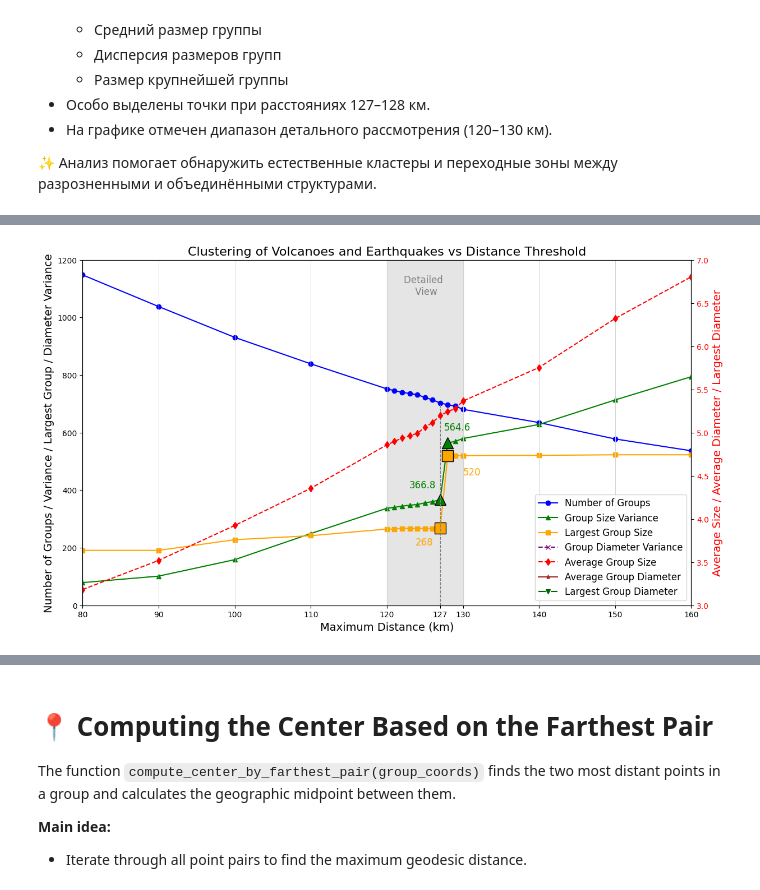
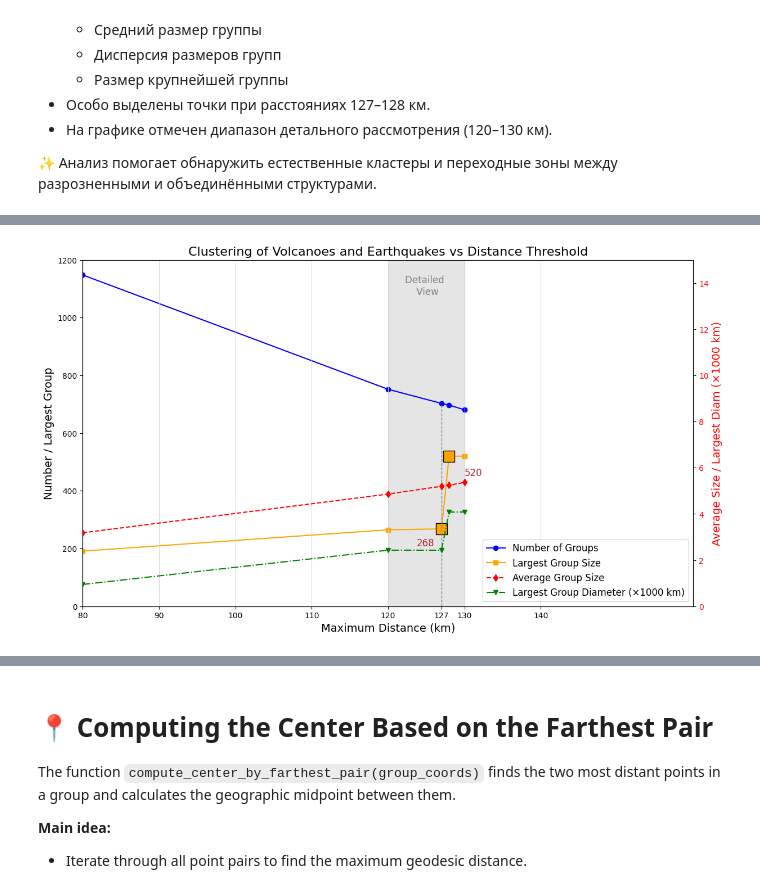
Before and after one commit to componavt/wd_book, a Jupyter notebook: programming_tasks/natural_disasters/volcano_earthquake_clustering.ipynb, the cells around one changed output, grey strips where cells are left out. Drawn from its saved outputs; the diff is of its cells as text; code cells hidden in the pictures.

Commit message:
only 4 curves remained

```diff
--- a/programming_tasks/natural_disasters/volcano_earthquake_clustering.ipynb
+++ b/programming_tasks/natural_disasters/volcano_earthquake_clustering.ipynb
@@ -21,8 +21,12 @@ For the program to work, you need two CSV files generated using SPARQL queries:
 
 # distances_max_list = range(10, 250, 10)  # Test thresholds from 10 km to 250 km
 # distances_max_list = range(80, 170, 10)
+
 # шаг 10 для диапазона 80-170, но шаг 2 для диапазона 120-130, чтобы увидеть на графике локальный изгиб
-distances_max_list = list(range(80, 120, 10)) + list(range(120, 131, 1)) + list(range(130, 170, 10))
+#distances_max_list = list(range(80, 120, 10)) + list(range(120, 131, 1)) + list(range(130, 170, 10))
+
+# шаг 40 для диапазона 80-170, но шаг 5 для диапазона 120-130, чтобы увидеть на графике локальный изгиб
+distances_max_list = list(range(80, 160, 40)) + list(range(127, 129, 1)) + list(range(130, 170, 40))
 
 f_volcano = "volcanoes_2023.csv"
 f_earthquake = "earthquakes_2023.csv"
@@ -146,13 +150,8 @@ tree = KDTree(np.radians(all_coords))  # Use radians for better geodesic approxi
 
 groups_count_list = []
 average_group_size_list = []
-group_size_variance_list = []
 largest_group_size_list = []
-
-
-average_group_diameter_list = []
 largest_group_diameter_list = []
-group_diameter_variance_list = []
 
 
 def haversine_distances(coords):
@@ -182,11 +181,9 @@ for dist_max in distances_max_list:
     # Calculate group size metrics
     group_sizes = [len(group) for group in connected_components]
     average_size = np.mean(group_sizes) if group_sizes else 0
-    variance_size = np.var(group_sizes) if group_sizes else 0
     largest_size = np.max(group_sizes) if group_sizes else 0
 
     average_group_size_list.append(average_size)
-    group_size_variance_list.append(variance_size)
     largest_group_size_list.append(largest_size)
 
     # внутри цикла:
@@ -198,43 +195,29 @@ for dist_max in distances_max_list:
 
     average_diameter = np.mean(group_diameters) if group_diameters else 0
     largest_diameter = np.max(group_diameters) if group_diameters else 0
-    variance_diameter = np.var(group_diameters) if group_diameters else 0
 
-    average_group_diameter_list.append(average_diameter)
     largest_group_diameter_list.append(largest_diameter)
-    group_diameter_variance_list.append(variance_diameter)
     # eo внутри цикла -----------------------------------------------------
 
 
-#   print(f"dist_max={dist_max} km: {groups_count} groups, average size {average_size:.2f}, largest group {largest_size}, variance {variance_size:.2f}")
+#   print(f"dist_max={dist_max} km: {groups_count} groups, average size {average_size:.2f}, largest group {largest_size}")
     print(f"dist_max={dist_max} km: {groups_count} groups, "
-      f"average size {average_size:.2f}, largest group {largest_size}, variance {variance_size:.2f}, "
-      f"average diameter {average_diameter:.2f} km, largest diameter {largest_diameter:.2f} km, "
-      f"diameter variance {variance_diameter:.2f}")
+      f"average size {average_size:.2f}, largest group {largest_size}, "
+      f"average diameter {average_diameter:.2f} km, largest diameter {largest_diameter:.2f} km")
 
 
 # --- Plot the results with dual Y-axes ---
 
 fig, ax1 = plt.subplots(figsize=(14,8))
 
-# First Y-axis: number of groups, variance, largest group
+# First Y-axis: number of groups, largest group
 ax1.plot(distances_max_list, groups_count_list, marker='o', label="Number of Groups", color='blue')
-ax1.plot(distances_max_list, group_size_variance_list, marker='^', label="Group Size Variance", color='green')
 ax1.plot(distances_max_list, largest_group_size_list, marker='s', label="Largest Group Size", color='orange')
 ax1.set_xlabel('Maximum Distance (km)', fontsize=14)
-#ax1.set_ylabel('Number / Variance / Largest Group', fontsize=14, color='black')
-#ax1.set_ylabel('Number of Groups / Variance / Largest Group / Diameter Variance', fontsize=14, color='black')
-ax1.set_ylabel('Number / Variance / Largest Group / Diameter Var (×10⁴ km²)', fontsize=14, color='black')
+ax1.set_ylabel('Number / Largest Group', fontsize=14, color='black')
 ax1.tick_params(axis='y')
 ax1.grid(True)
 
-
-# New curve: Diameter Variance
-#ax1.plot(distances_max_list, group_diameter_variance_list, marker='x', label="Group Diameter Variance", color='purple', linestyle='--')
-# Scale diameter variance by 1/10000
-scaled_diameter_variance = [x/10000 for x in group_diameter_variance_list]
-ax1.plot(distances_max_list, scaled_diameter_variance, marker='x',
-         label="Group Diameter Variance (×10⁴ km²)", color='purple', linestyle='--')
 
 
 
@@ -243,64 +226,59 @@ ax2 = ax1.twinx()
 ax2.plot(distances_max_list, average_group_size_list, marker='d', linestyle='--', label="Average Group Size", color='red')
 
 # New curves on ax2 (second Y-axis)
-# Scale average diameter by 1/10 and largest diameter by 1/1000
-scaled_avg_diameter = [x/10 for x in average_group_diameter_list]
-ax2.plot(distances_max_list, scaled_avg_diameter, marker='*', linestyle='-',
-         label="Average Group Diameter (×10 km)", color='brown')
-
+# Scale largest diameter by 1/1000
 scaled_largest_diameter = [x/1000 for x in largest_group_diameter_list]
 ax2.plot(distances_max_list, scaled_largest_diameter, marker='v', linestyle='-.',
-         label="Largest Group Diameter (×1000 km)", color='darkgreen')
+         label="Largest Group Diameter (×1000 km)", color='green')
+
 
 #ax2.set_ylabel('Average Group Size', fontsize=14, color='red')
-#ax2.set_ylabel('Average Size / Average Diameter / Largest Diameter', fontsize=14, color='red')
-ax2.set_ylabel('Average Size / Avg Diam (×10 km) / Largest Diam (×1000 km)', fontsize=14, color='red')
+#ax2.set_ylabel('Average Size / Largest Diameter', fontsize=14, color='red')
+ax2.set_ylabel('Average Size / Largest Diam (×1000 km)', fontsize=14, color='red')
 
-ax2.set_ylim(3, 7)  # Fixed scale for better visibility
+#ax2.set_ylim(3, 7)  # Fixed scale for better visibility
+ax2.set_ylim(0, 15)  # Fixed scale for better visibility
 ax2.tick_params(axis='y', labelcolor='red')
 
 
 
 # добавить текстовые подписи к точкам на всех кривых, но только для x=127 и x=128
 # 📜 Полный код для аннотаций на графике
-# --- Highlight selected points at x = 127 and 128 on green and yellow curves ---
+# --- Highlight selected points at x = 127 and 128 on green and brown curves ---
 
 highlight_xs = [127, 128]
 
 # Find indices of x = 127 and x = 128
 highlight_indices = [distances_max_list.index(val) for val in highlight_xs]
 
-# Values for green curve (Group Size Variance)
-highlight_green_y = [group_size_variance_list[i] for i in highlight_indices]
-
-# Values for yellow curve (Largest Group Size)
-highlight_yellow_y = [largest_group_size_list[i] for i in highlight_indices]
+# Values for brown curve (Largest Group Size)
+highlight_brown_y = [largest_group_size_list[i] for i in highlight_indices]
 
 # Draw larger triangle markers for green curve at selected points
+#ax1.plot(
+#    highlight_xs, highlight_green_y,
+#    marker='^', markersize=14, markeredgecolor='black', markerfacecolor='green', linestyle='None', label='_nolegend_'
+#)
+
+# Draw larger square markers for brown curve at selected points
 ax1.plot(
-    highlight_xs, highlight_green_y,
-    marker='^', markersize=14, markeredgecolor='black', markerfacecolor='green', linestyle='None', label='_nolegend_'
-)
-
-# Draw larger square markers for yellow curve at selected points
-ax1.plot(
-    highlight_xs, highlight_yellow_y,
+    highlight_xs, highlight_brown_y,
     marker='s', markersize=14, markeredgecolor='black', markerfacecolor='orange', linestyle='None', label='_nolegend_'
 )
 
 # Annotate points
 
 # Green curve annotations
-ax1.annotate(f"{highlight_green_y[0]:.1f}", xy=(highlight_xs[0], highlight_green_y[0]),
-             xytext=(-40, 15), textcoords='offset points', fontsize=12, color='green')
-ax1.annotate(f"{highlight_green_y[1]:.1f}", xy=(highlight_xs[1], highlight_green_y[1]),
-             xytext=(-5, 16), textcoords='offset points', fontsize=12, color='green')
+#ax1.annotate(f"{highlight_green_y[0]:.1f}", xy=(highlight_xs[0], highlight_green_y[0]),
+#             xytext=(-40, 15), textcoords='offset points', fontsize=12, color='green')
+#ax1.annotate(f"{highlight_green_y[1]:.1f}", xy=(highlight_xs[1], highlight_green_y[1]),
+#             xytext=(-5, 16), textcoords='offset points', fontsize=12, color='green')
 
-# Yellow curve annotations
-ax1.annotate(f"{highlight_yellow_y[0]:.0f}", xy=(highlight_xs[0], highlight_yellow_y[0]),
-             xytext=(-32, -22), textcoords='offset points', fontsize=12, color='orange')
-ax1.annotate(f"{highlight_yellow_y[1]:.0f}", xy=(highlight_xs[1], highlight_yellow_y[1]),
-             xytext=(20, -25), textcoords='offset points', fontsize=12, color='orange')
+# Brown curve annotations
+ax1.annotate(f"{highlight_brown_y[0]:.0f}", xy=(highlight_xs[0], highlight_brown_y[0]),
+             xytext=(-32, -22), textcoords='offset points', fontsize=12, color='brown')
+ax1.annotate(f"{highlight_brown_y[1]:.0f}", xy=(highlight_xs[1], highlight_brown_y[1]),
+             xytext=(20, -25), textcoords='offset points', fontsize=12, color='brown')
 
 
 # дополнительную тонкую серую вертикальную линию на графике при x=127 (и при x=128)
@@ -330,7 +308,7 @@ ax1.set_xlim(80, 160)
 ax1.set_ylim(0, 1200)
 
 # Turn off auto margins
-ax1.margins(x=0, y=0)
+#### todo ax1.margins(x=0, y=0)
 
 
 
@@ -375,4 +339,4 @@ dist_max=160 km: 537 groups, average size 6.80, largest group 523, variance 794.
-[figure, old version]
+[figure, new version]
 # %%
 # Анализ объединения групп при dist_max=127 и dist_max=128
 # Analyzing group merging at dist_max=127 and dist_max=128
```
Also changed, not shown: parts of 6 cells of this notebook.
